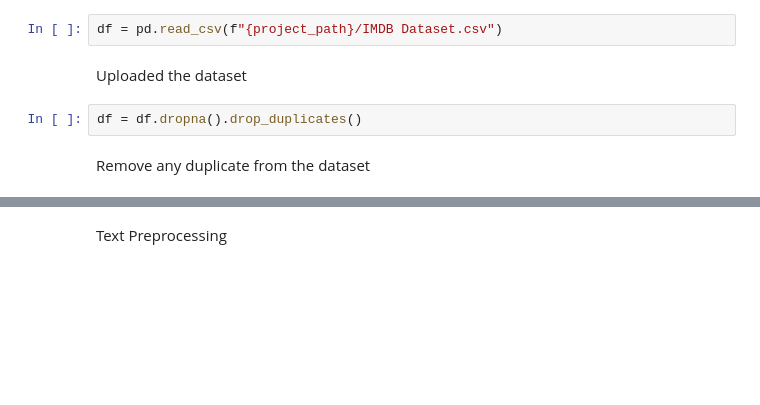
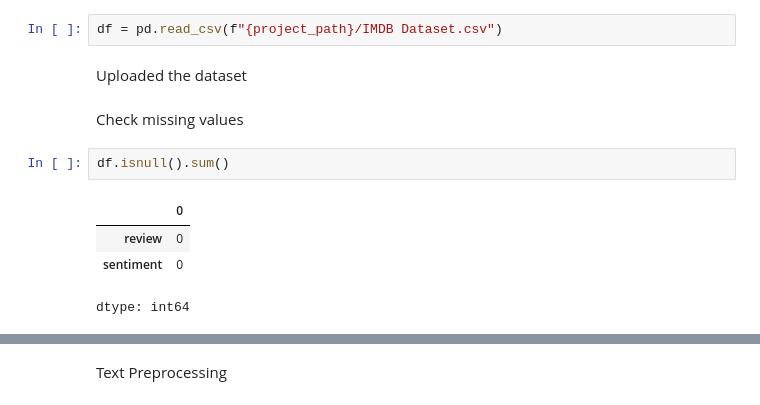
Before and after one commit to ayaaaaa5/IMDB-Sentiment-Analysis, a Jupyter notebook: notebook/Untitled4.ipynb, the cells around one changed output, grey strips where cells are left out. Drawn from its saved outputs; the diff is of its cells as text; blank space fills up the shorter version.

```diff
--- a/notebook/Untitled4.ipynb
+++ b/notebook/Untitled4.ipynb
@@ -35,7 +36,12 @@ True
 df = pd.read_csv(f"{project_path}/IMDB Dataset.csv")
 # %% [markdown]
 Uploaded the dataset
-# %%
-df = df.dropna().drop_duplicates()
-# %% [markdown]
-Remove any duplicate from the dataset
+# %% [markdown]
+Check missing values
+# %%
+df.isnull().sum()
+# %% [output]
+|  | 0 |
+| review | 0 |
+| sentiment | 0 |
+dtype: int64
```
Also changed, not shown: parts of 13 cells of this notebook, 7 other files.
